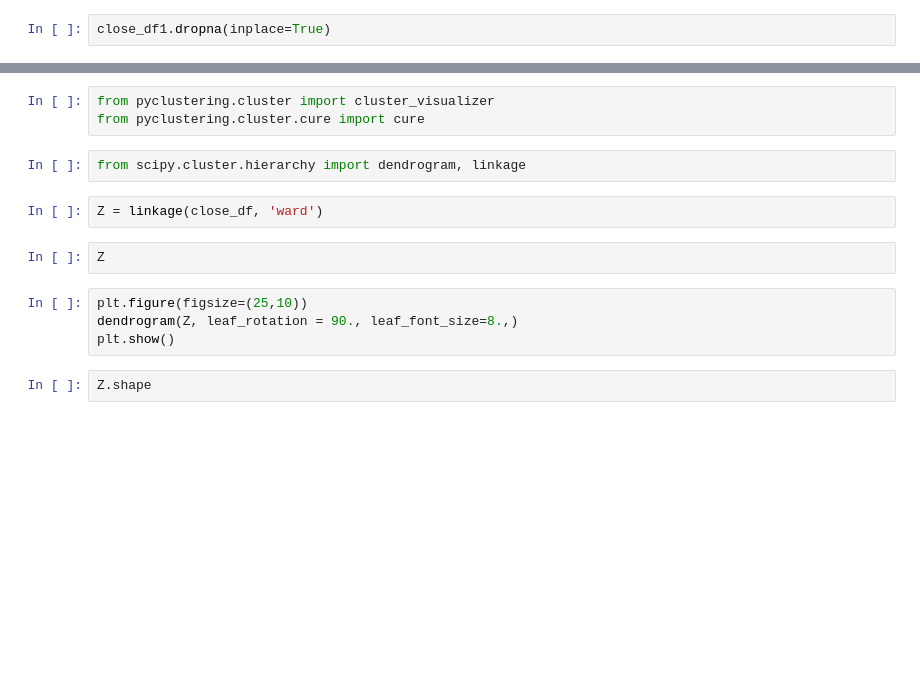
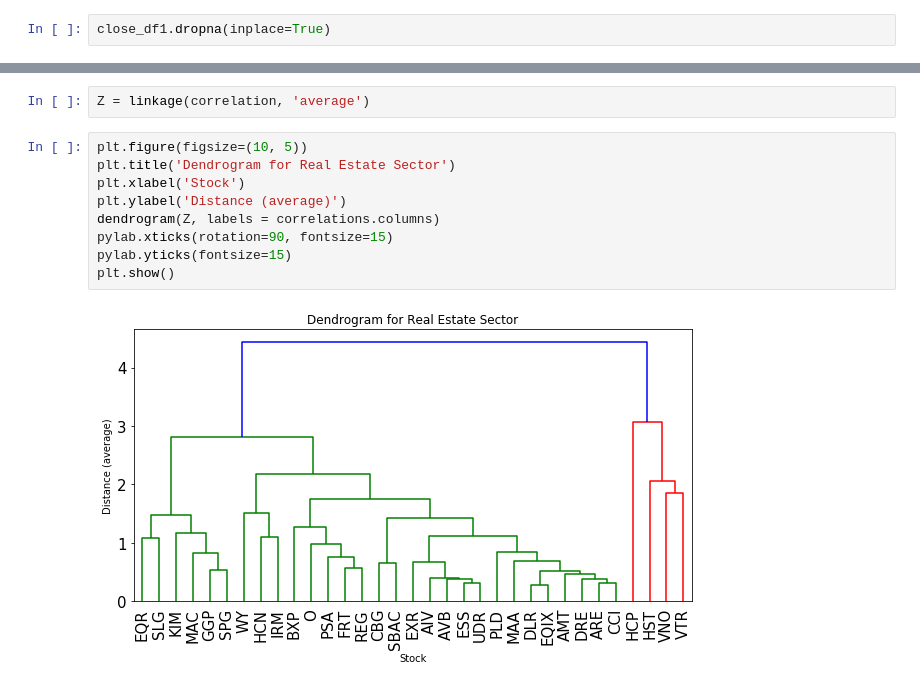
Before and after one commit to Aaivazi000/fintech-master, a Jupyter notebook: Marin Workspace/marin_5.9.ipynb, the cells around one changed output, grey strips where cells are left out. Saved outputs shown, nothing was run; the diff lists cells and outputs as text; blank space fills up the shorter version.

Commit message:
cm, linkage, dendrogram

```diff
--- a/Marin Workspace/marin_5.9.ipynb
+++ b/Marin Workspace/marin_5.9.ipynb
@@ -205,15 +220,13 @@ plt.yticks(range(len(correlation.columns)), correlation.columns)
-# %%
-from pyclustering.cluster import cluster_visualizer
-from pyclustering.cluster.cure import cure
-# %%
-from scipy.cluster.hierarchy import dendrogram, linkage
 # %%
-Z = linkage(close_df, 'ward')
+Z = linkage(correlation, 'average')
-# %%
-Z
-# %%
-plt.figure(figsize=(25,10))
-dendrogram(Z, leaf_rotation = 90., leaf_font_size=8.,)
-plt.show()
-# %%
-Z.shape
+# %%
+plt.figure(figsize=(10, 5))
+plt.title('Dendrogram for Real Estate Sector')
+plt.xlabel('Stock')
+plt.ylabel('Distance (average)')
+dendrogram(Z, labels = correlations.columns)
+pylab.xticks(rotation=90, fontsize=15)
+pylab.yticks(fontsize=15)
+plt.show()
+# %% [output]
+[figure, added]
```
Also changed, not shown: parts of 12 cells of this notebook.
